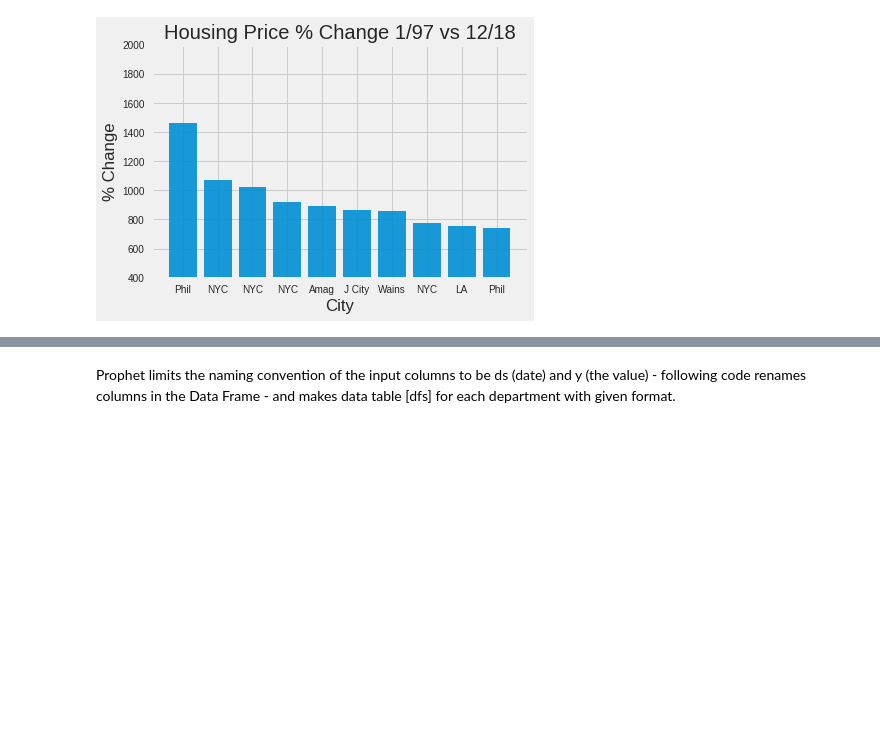
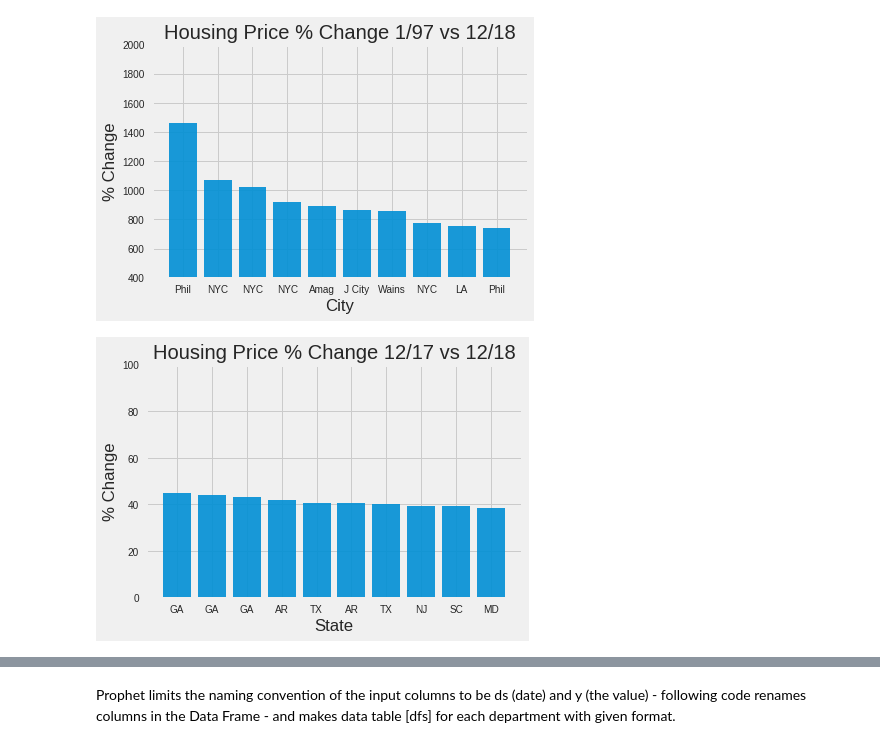
Before and after one commit to jaymahapatra/IST-718-Lab-6, a Jupyter notebook: Lab 6.ipynb, the cells around one changed output, grey strips where cells are left out. Cells and saved outputs as stored; diff of their text form; code cells hidden in the pictures; blank space fills up the shorter version.

```diff
--- a/Lab 6.ipynb
+++ b/Lab 6.ipynb
@@ -201,3 +201,25 @@ plt.ylim(400,2000)
 plt.show()
 # %% [output]
 [figure]
+# %%
+#Percent Change In Housing Prices Mid Term
+pchange = zipcode[['RegionName','City','State','Metro','CountyName','SizeRank','2017-12','2018-12']].copy()
+pchange['change'] = ((pchange['2018-12']-pchange['2017-12'])/pchange['2017-12'])
+pchange = pchange.sort_values(by='change',ascending=[0])
+pchange.head(10)
+ptop=pchange.head(10)
+ptop
+
+#Graph Top 10 housing prices percent change mid term
+objects = ('GA', 'GA', 'GA', 'AR', 'TX', 'AR','TX','NJ','SC','MD')
+y_pos = np.arange(len(objects))
+performance = ptop['change']*100
+plt.bar(y_pos, performance, align='center', alpha= .9)
+plt.xticks(y_pos, objects)
+plt.ylabel('% Change')
+plt.xlabel('State')
+plt.title('Housing Price % Change 12/17 vs 12/18')
+plt.ylim(0,100)
+plt.show()
+# %% [output]
+[figure, added]
```
Also changed, not shown: parts of 1 cell of this notebook.
